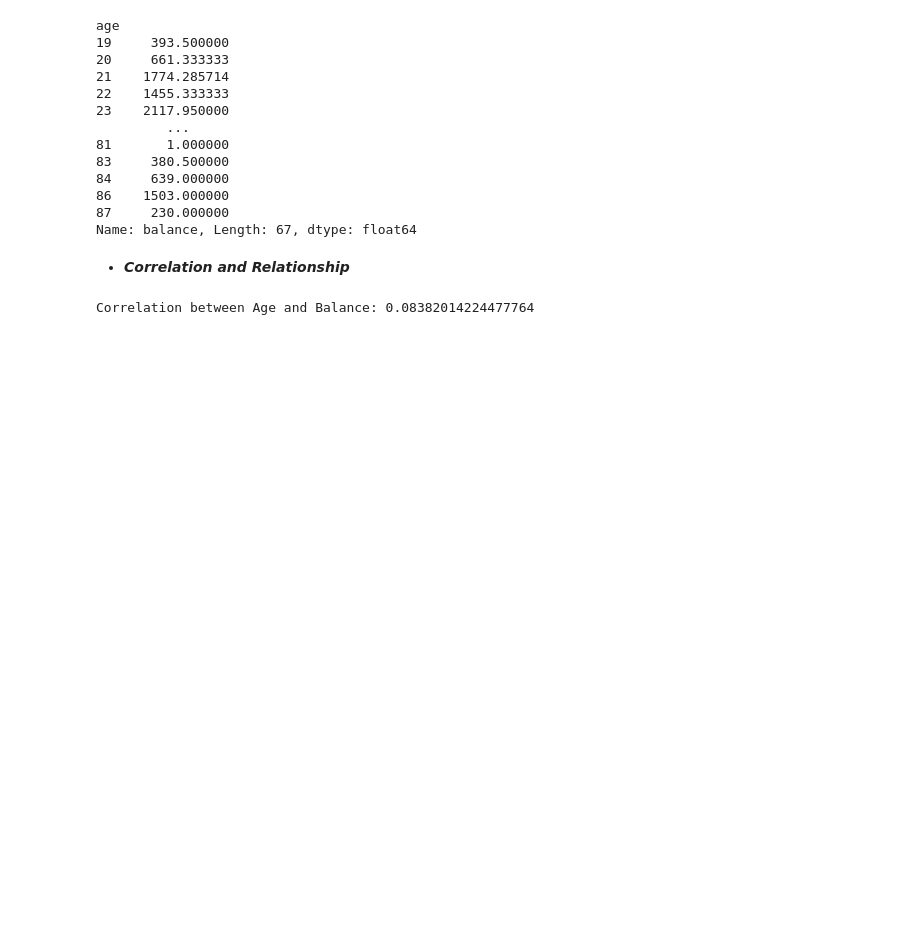
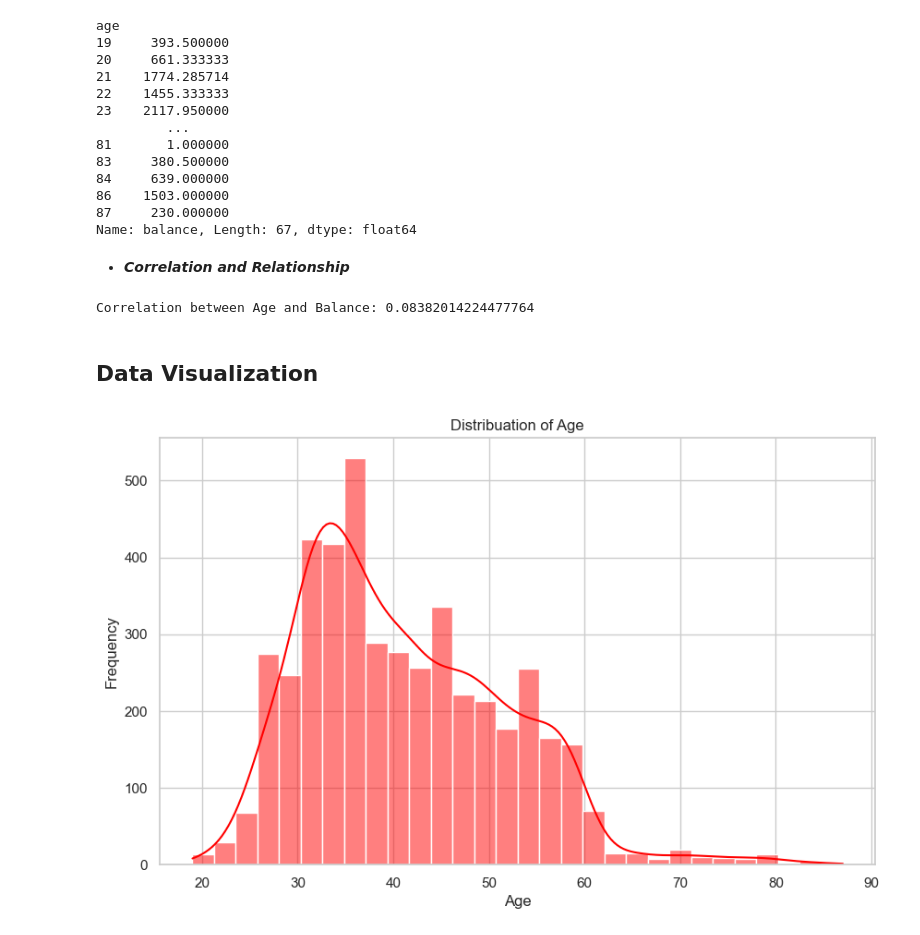
Before and after one commit to Jatinvish01/Projects, a Jupyter notebook: Bank DataSet Analyzer/p1.ipynb, the cells around one changed output. Drawn from its saved outputs; the diff is of its cells as text; code cells hidden in the pictures; blank space fills up the shorter version.

```diff
--- a/Bank DataSet Analyzer/p1.ipynb
+++ b/Bank DataSet Analyzer/p1.ipynb
@@ -158,3 +158,21 @@ correlation_value = data["age"].corr(data["balance"])
 print(f"Correlation between Age and Balance: {correlation_value}")
 # %% [output]
 Correlation between Age and Balance: 0.08382014224477764
+# %% [markdown]
+## Data Visualization
+# %%
+import pandas as pd
+import matplotlib.pyplot as plt
+import seaborn as sns
+
+data = pd.read_csv("data.csv")
+
+plt.figure(figsize=(10, 6))
+sns.histplot(data["age"],bins=30, kde=True, color="red")
+plt.grid(True)
+plt.title("Distribuation of Age")
+plt.xlabel("Age")
+plt.ylabel("Frequency")
+plt.show()
+# %% [output]
+[figure, added]
```
Also changed, not shown: parts of 3 cells of this notebook.
